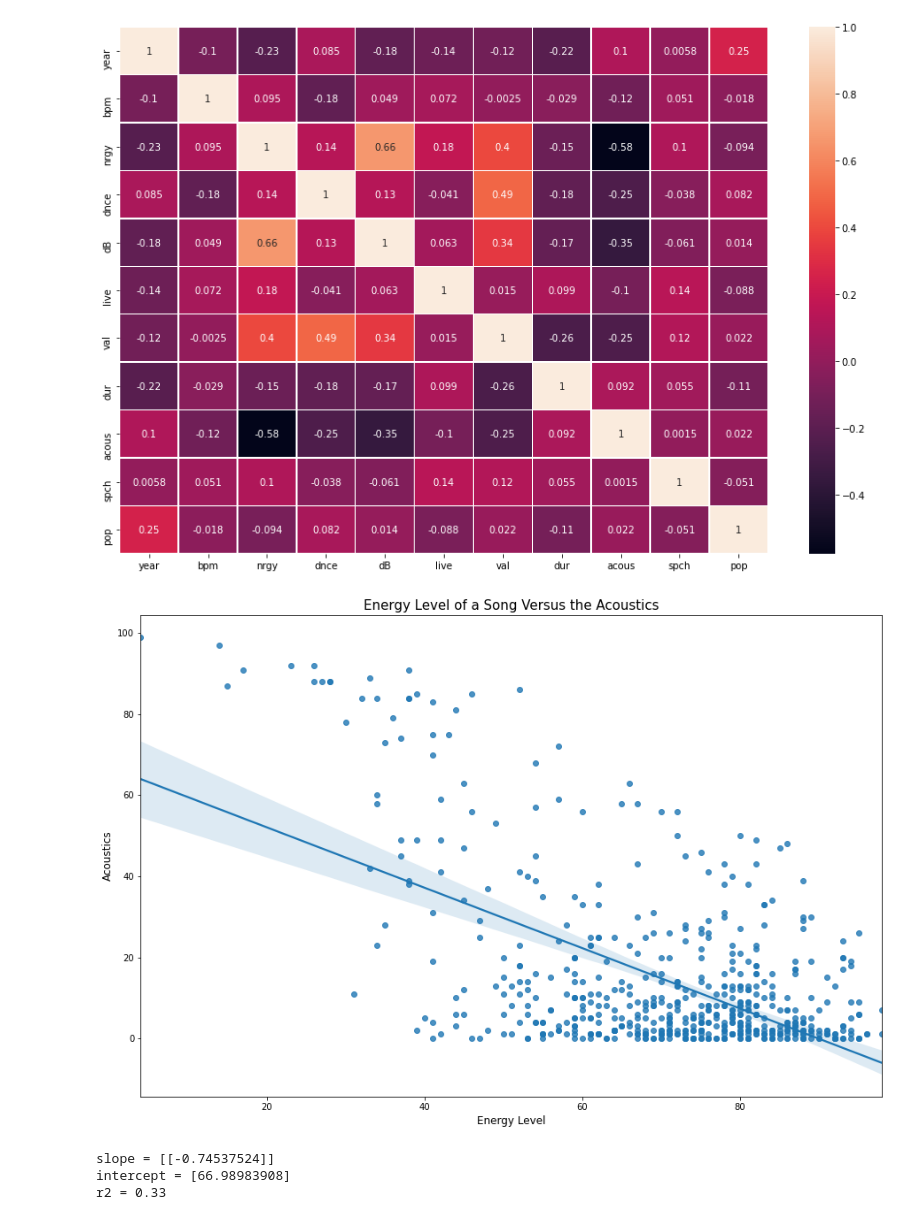
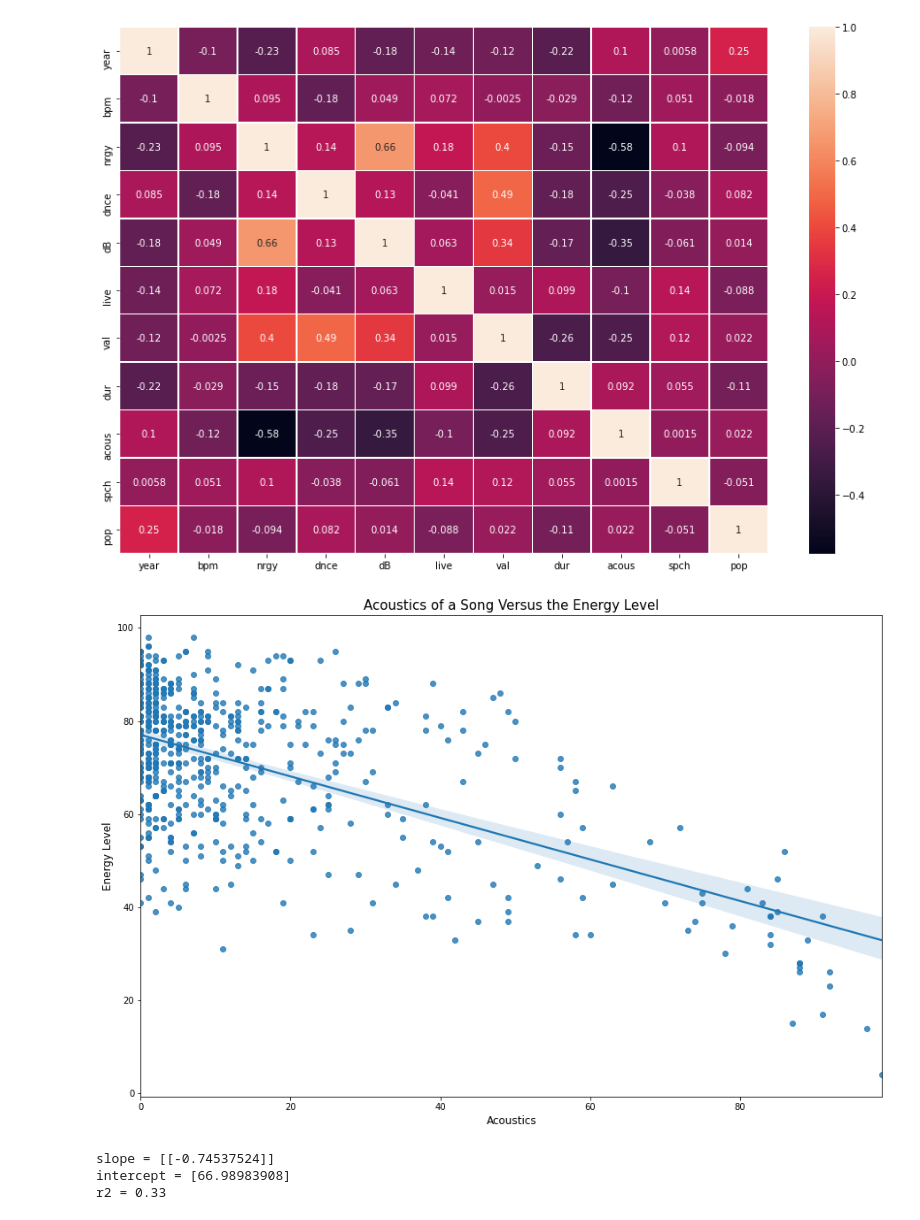
Before and after one commit to amarmuju/amarmuju.github.io, a Jupyter notebook: finalproject.ipynb, the cells around one changed output. Cells and saved outputs as stored; diff of their text form; code cells hidden in the pictures.

```diff
--- a/finalproject.ipynb
+++ b/finalproject.ipynb
@@ -167,11 +174,11 @@ sns.heatmap(corr_matrix, annot=True, linewidths=.5, ax=ax);
 [figure]
 # %%
 fig, ax = plt.subplots(figsize=(15,10))
-sns.regplot(x=data.nrgy,y=data.acous, ax=ax).set_title('Energy Level of a Song Versus the Acoustics',fontsize=15)
-plt.xlabel('Energy Level',fontsize=12);
-plt.ylabel('Acoustics',fontsize=12);
+sns.regplot(x=data.acous,y=data.nrgy, ax=ax).set_title('Acoustics of a Song Versus the Energy Level',fontsize=15)
+plt.xlabel('Acoustics',fontsize=12);
+plt.ylabel('Energy Level',fontsize=12);
 # %% [output]
-[figure, old version]
+[figure, new version]
 # %%
 
 data[['nrgy','acous']].to_numpy()
```
Also changed, not shown: parts of 3 cells of this notebook.
